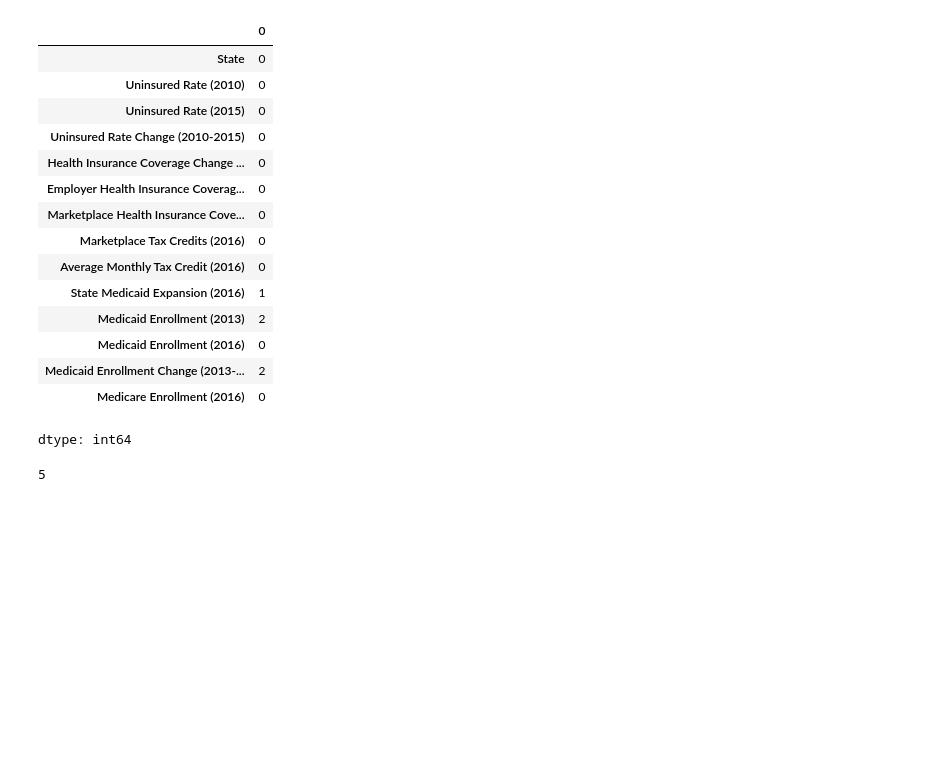
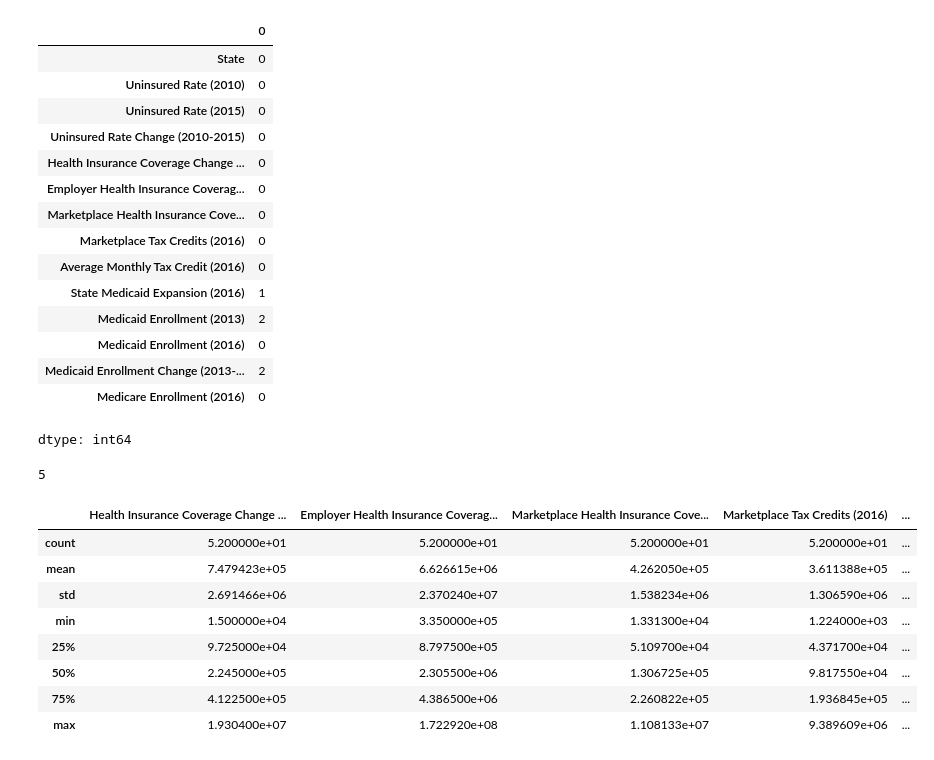
Before and after one commit to djames44/Group_4, a Jupyter notebook: Project_dtsc.ipynb, the cells around one changed output. Drawn from its saved outputs; the diff is of its cells as text; code cells hidden in the pictures; blank space fills up the shorter version.

```diff
--- a/Project_dtsc.ipynb
+++ b/Project_dtsc.ipynb
@@ -80,3 +80,16 @@ dtype: int64
 df.isnull().sum().sum()
 # %% [output]
 5
+# %%
+#performed for getting details about various statistical data like Mean, Standard Deviation, Median, Max Value, Min Value
+df.describe()
+# %% [output]
+|  | Health Insurance Coverage Change ... | Employer Health Insurance Coverag... | Marketplace Health Insurance Cove... | Marketplace Tax Credits (2016) | ... |
+| count | 5.200000e+01 | 5.200000e+01 | 5.200000e+01 | 5.200000e+01 | ... |
+| mean | 7.479423e+05 | 6.626615e+06 | 4.262050e+05 | 3.611388e+05 | ... |
+| std | 2.691466e+06 | 2.370240e+07 | 1.538234e+06 | 1.306590e+06 | ... |
+| min | 1.500000e+04 | 3.350000e+05 | 1.331300e+04 | 1.224000e+03 | ... |
+| 25% | 9.725000e+04 | 8.797500e+05 | 5.109700e+04 | 4.371700e+04 | ... |
+| 50% | 2.245000e+05 | 2.305500e+06 | 1.306725e+05 | 9.817550e+04 | ... |
+| 75% | 4.122500e+05 | 4.386500e+06 | 2.260822e+05 | 1.936845e+05 | ... |
+| max | 1.930400e+07 | 1.722920e+08 | 1.108133e+07 | 9.389609e+06 | ... |
```
